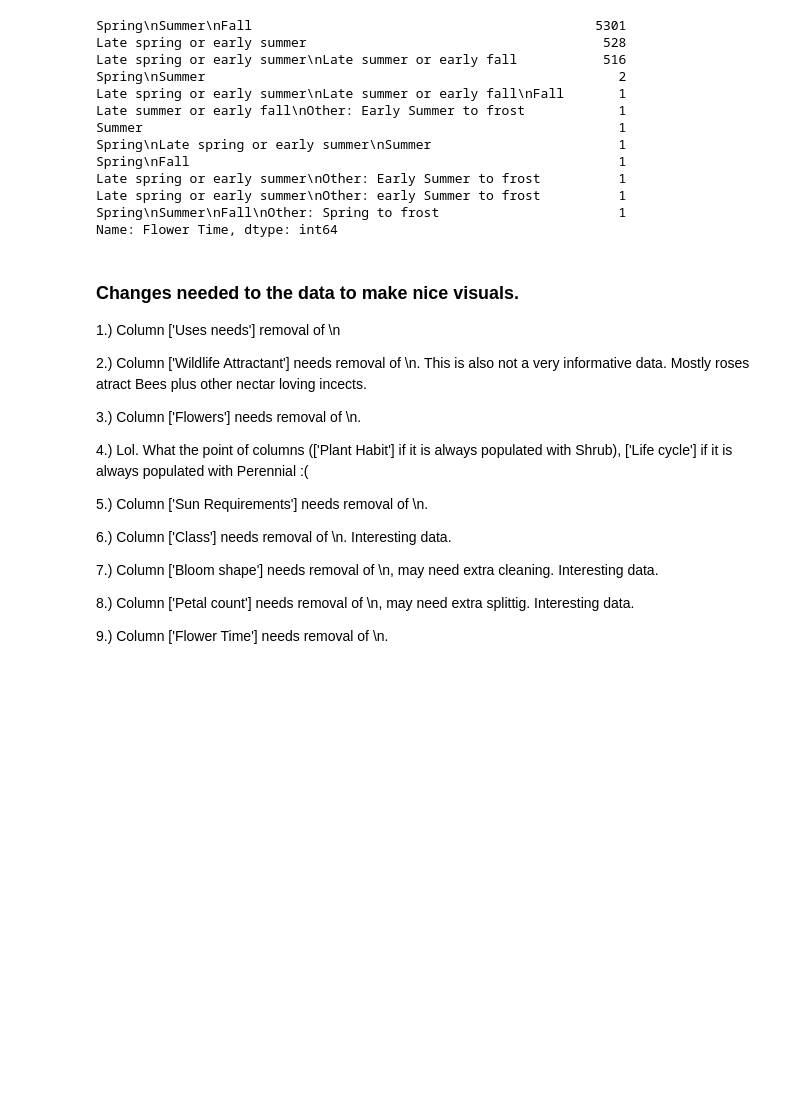
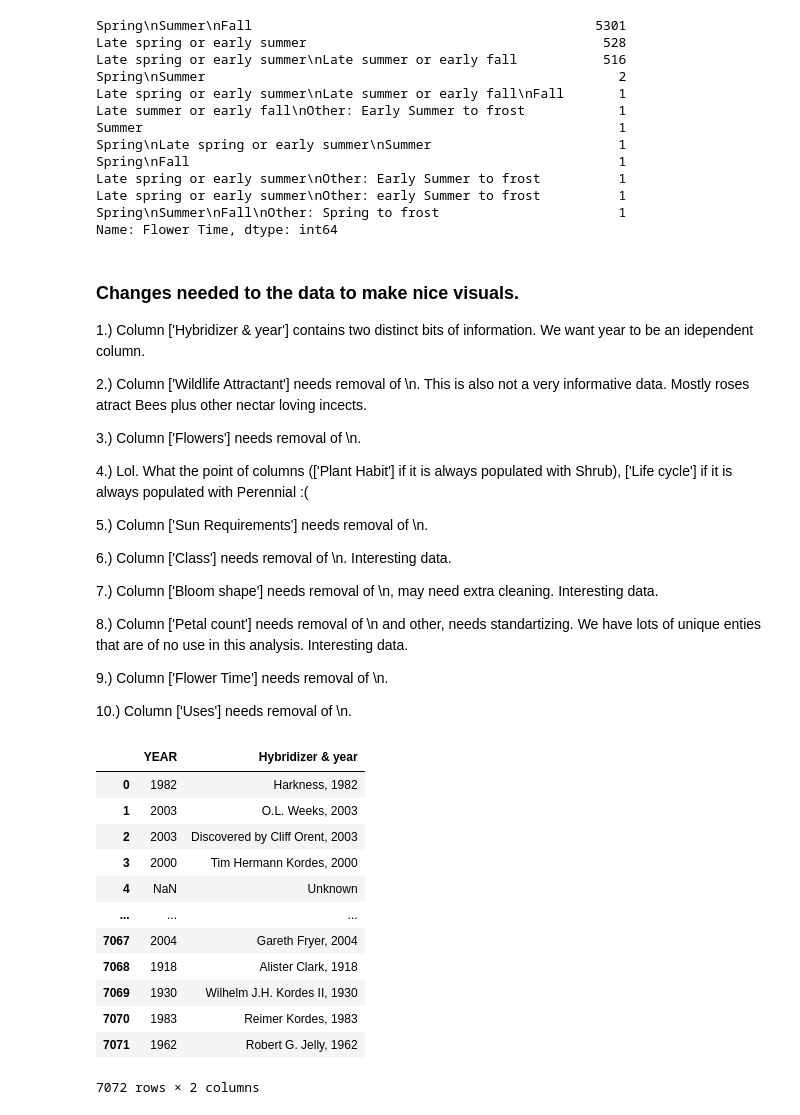
Before and after one commit to anna-zverkova/Rose_scrape, a Jupyter notebook: Analysis of rose data from Garden.org.ipynb, the cells around one changed output. Drawn from its saved outputs; the diff is of its cells as text; code cells hidden in the pictures; blank space fills up the shorter version.

```diff
--- a/Analysis of rose data from Garden.org.ipynb
+++ b/Analysis of rose data from Garden.org.ipynb
@@ -258,8 +273,7 @@ Name: Flower Time, dtype: int64
 # %% [markdown]
 ### Changes needed to the data to make nice visuals.
 
-1.) Column ['Uses needs'] removal of \n
-
+1.) Column ['Hybridizer & year'] contains two distinct bits of information. We want year to be an idependent column.
 
 2.) Column ['Wildlife Attractant'] needs removal of \n. This is also not a very informative data. Mostly roses atract Bees plus other nectar loving incects.
 
@@ -273,6 +287,28 @@ Name: Flower Time, dtype: int64
 
 7.) Column ['Bloom shape'] needs removal of \n, may need extra cleaning. Interesting data.
 
-8.) Column ['Petal count'] needs removal of \n, may need extra splittig. Interesting data.
+8.) Column ['Petal count'] needs removal of \n and other, needs standartizing. We have lots of unique enties that are of no use in this analysis. Interesting data.
 
 9.) Column ['Flower Time'] needs removal of \n.
+
+10.) Column ['Uses'] needs removal of \n.
+# %%
+# extracting year from column ['Hybridizer & year']
+
+df['YEAR'] = df['Hybridizer & year'].str.extract('(\\d{4})', expand=False).str.strip()
+
+df[['YEAR', 'Hybridizer & year']]
+# %% [output]
+|  | YEAR | Hybridizer & year |
+| 0 | 1982 | Harkness, 1982 |
+| 1 | 2003 | O.L. Weeks, 2003 |
+| 2 | 2003 | Discovered by Cliff Orent, 2003 |
+| 3 | 2000 | Tim Hermann Kordes, 2000 |
+| 4 | NaN | Unknown |
+| ... | ... | ... |
+| 7067 | 2004 | Gareth Fryer, 2004 |
+| 7068 | 1918 | Alister Clark, 1918 |
+| 7069 | 1930 | Wilhelm J.H. Kordes II, 1930 |
+| 7070 | 1983 | Reimer Kordes, 1983 |
+| 7071 | 1962 | Robert G. Jelly, 1962 |
+7072 rows × 2 columns
```
Also changed, not shown: parts of 15 cells of this notebook.
